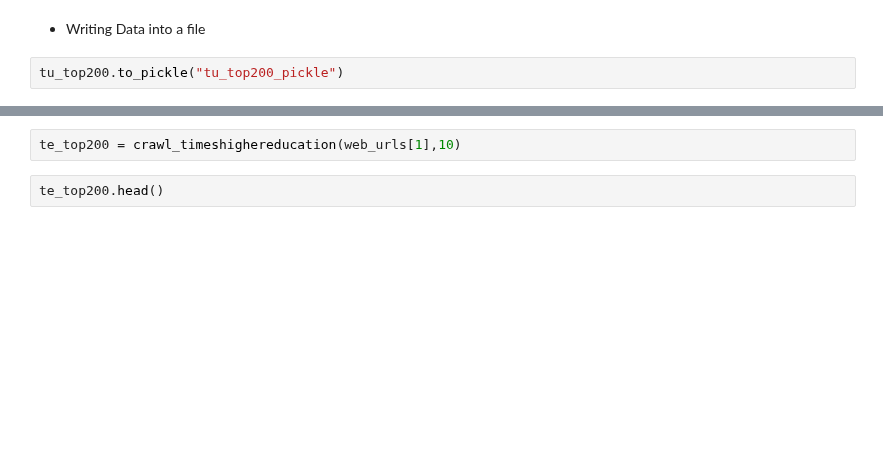
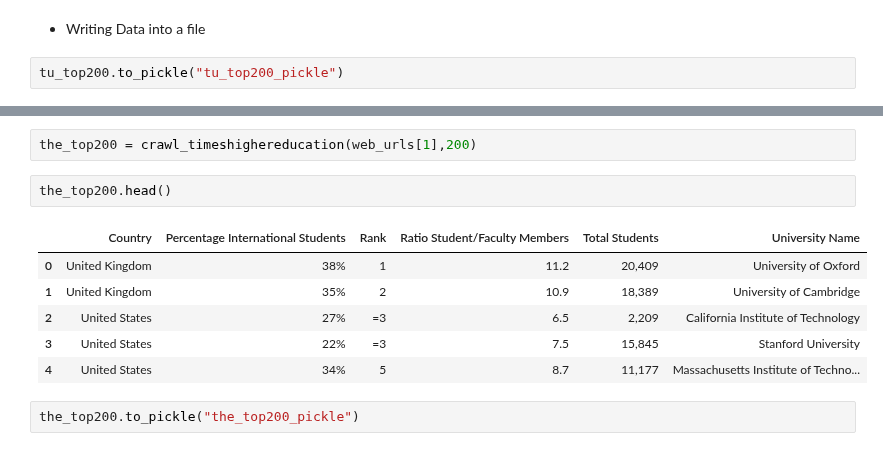
Before and after one commit to sanadhis/ADA-2017, a Jupyter notebook: 02 - Data from the Web/Homework 2.ipynb, the cells around one changed output, grey strips where cells are left out. Saved outputs shown, nothing was run; the diff lists cells and outputs as text; blank space fills up the shorter version.

```diff
--- a/02 - Data from the Web/Homework 2.ipynb
+++ b/02 - Data from the Web/Homework 2.ipynb
@@ -111,4 +208,13 @@ tu_top200.to_pickle("tu_top200_pickle")
 # %%
-te_top200 = crawl_timeshighereducation(web_urls[1],10)
+the_top200 = crawl_timeshighereducation(web_urls[1],200)
 # %%
-te_top200.head()
+the_top200.head()
+# %% [output]
+|  | Country | Percentage International Students | Rank | Ratio Student/Faculty Members | Total Students | University Name |
+| 0 | United Kingdom | 38% | 1 | 11.2 | 20,409 | University of Oxford |
+| 1 | United Kingdom | 35% | 2 | 10.9 | 18,389 | University of Cambridge |
+| 2 | United States | 27% | =3 | 6.5 | 2,209 | California Institute of Technology |
+| 3 | United States | 22% | =3 | 7.5 | 15,845 | Stanford University |
+| 4 | United States | 34% | 5 | 8.7 | 11,177 | Massachusetts Institute of Techno... |
+# %%
+the_top200.to_pickle("the_top200_pickle")
```
Also changed, not shown: parts of 13 cells of this notebook.
